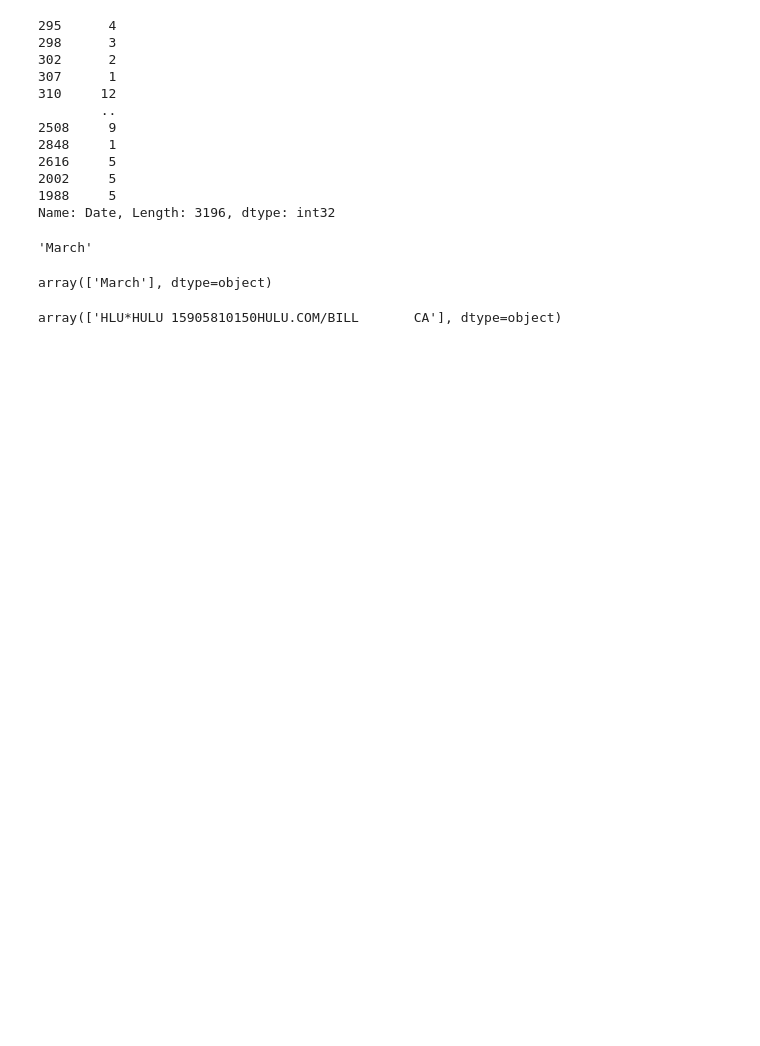
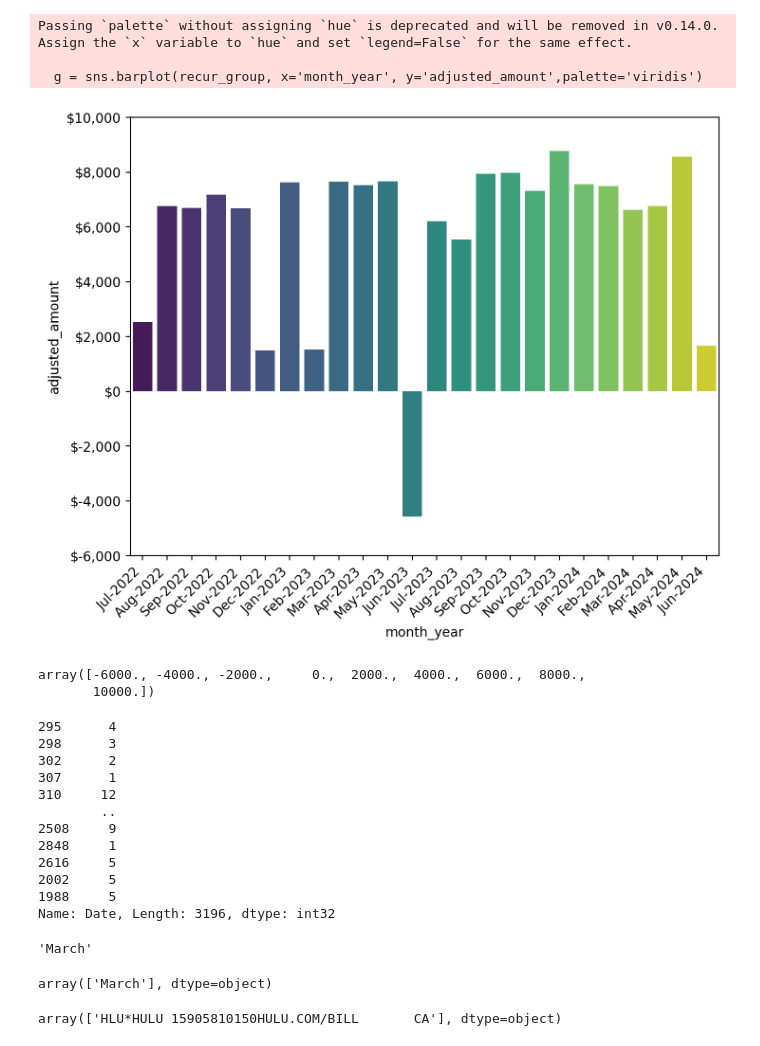
Before and after one commit to blombard24/financial-account-analysis, a Jupyter notebook: account_mapper.ipynb, the cells around one changed output. Saved outputs shown, nothing was run; the diff lists cells and outputs as text; code cells hidden in the pictures; blank space fills up the shorter version.

```diff
--- a/account_mapper.ipynb
+++ b/account_mapper.ipynb
@@ -264,0 +119,3 @@ recur[recur['month_year'] == 'May-2024']
+# %%
+# recur2 =
+recur['adjusted_amount'] = np.where(recur['account_type']=='credit',recur['Amount']*-1,recur['Amount'])
@@ -264,0 +128,6 @@ recur[recur['month_year'] == 'May-2024']
+# %%
+recur = recur.sort_values('Date')
+# %%
+recur_group = recur.groupby('month_year',as_index=False,sort=False)['adjusted_amount'].sum()
+# %%
+recur_group['adjusted_amount'] = recur_group['adjusted_amount']*-1
@@ -265,3 +174,20 @@ recur[recur['month_year'] == 'May-2024']
+# %%
+
+plt.figure(figsize=(8,6), dpi=200)
+g = sns.barplot(recur_group, x='month_year', y='adjusted_amount',palette='viridis')
+plt.xticks(rotation=45, horizontalalignment='right')
+plt.yticks(ticks =[x for x in g.get_yticks()],labels=['${:,.0f}'.format(x) for x in g.get_yticks()])
+plt.show()
+# %% [output]
+Passing `palette` without assigning `hue` is deprecated and will be removed in v0.14.0. Assign the `x` variable to `hue` and set `legend=False` for the same effect.
+
+  g = sns.barplot(recur_group, x='month_year', y='adjusted_amount',palette='viridis')
+[figure, added]
+# %%
+g.get_yticks()
+# %% [output]
+array([-6000., -4000., -2000.,     0.,  2000.,  4000.,  6000.,  8000.,
+       10000.])
 # %%
 (df['Date'] - pd.DateOffset(months=1)).dt.month
 # %% [output]
```
Also changed, not shown: parts of 21 cells of this notebook, 8 other files.
